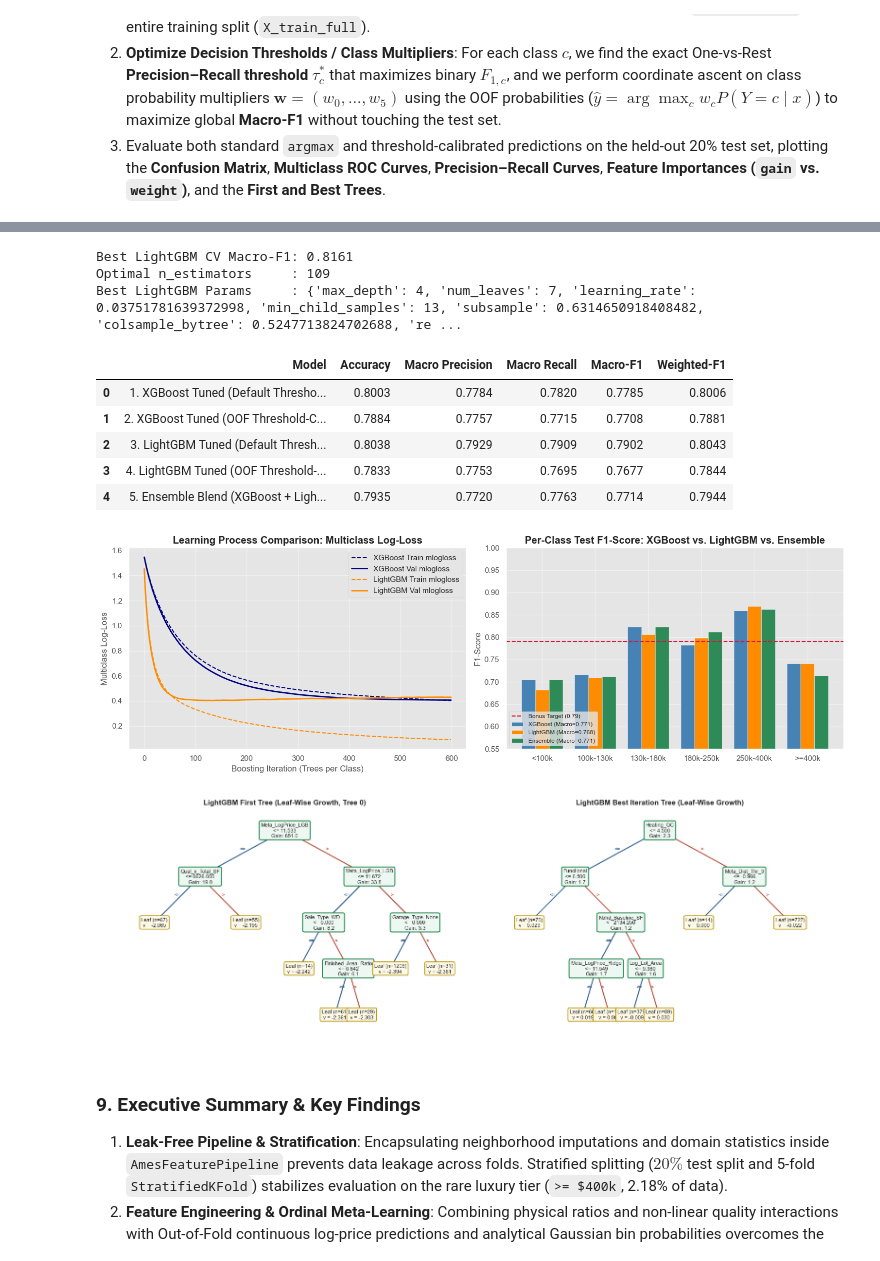
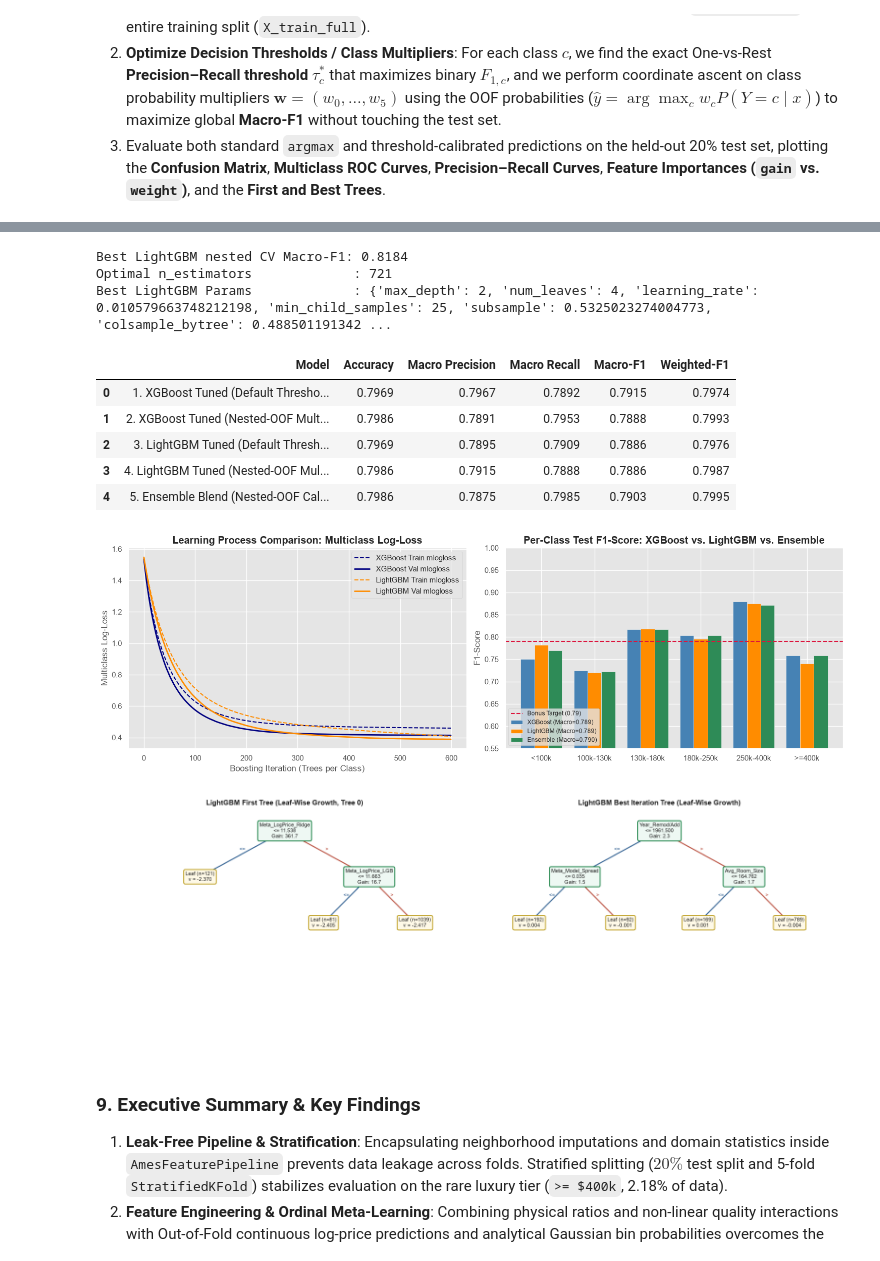
Before and after one commit to SimonRaul/ML_lab, a Jupyter notebook: L2_XGBoost_Classification.ipynb, the cells around one changed output, grey strips where cells are left out. Drawn from its saved outputs; the diff is of its cells as text; code cells hidden in the pictures.

```diff
--- a/L2_XGBoost_Classification.ipynb
+++ b/L2_XGBoost_Classification.ipynb
@@ -1118,6 +1129,7 @@ To fulfill the second bonus requirement, we implement and optimize **LightGBM (`
 # 8.1 Bayesian Optimization of LightGBM with Optuna (TPESampler) on Identical Features
 
 N_LGB_TRIALS = 40
+
 
 def objective_lgb(trial: optuna.Trial) -> float:
     max_d = trial.suggest_int("max_depth", 2, 6)
@@ -1142,16 +1154,16 @@ def objective_lgb(trial: optuna.Trial) -> float:
     weight_power = trial.suggest_float("weight_power", 0.0, 0.85)
 
     fold_scores, best_iters = [], []
-    for step_idx, (tr_i, va_i) in enumerate(fixed_cv_splits):
+    for step_idx, ((tr_i, va_i), (X_tr_fold, X_va_fold)) in enumerate(zip(fixed_cv_splits, nested_cv_data)):
         sw = compute_sample_weight("balanced", y_train[tr_i]) ** weight_power
         model = lgb.LGBMClassifier(**params)
         model.fit(
-            X_train_full.iloc[tr_i], y_train[tr_i],
+            X_tr_fold, y_train[tr_i],
             sample_weight=sw,
-            eval_set=[(X_train_full.iloc[va_i], y_train[va_i])],
+            eval_set=[(X_va_fold, y_train[va_i])],
             callbacks=[lgb.early_stopping(80, verbose=False), lgb.log_evaluation(0)]
         )
-        preds = model.predict(X_train_full.iloc[va_i])
+        preds = model.predict(X_va_fold)
         fold_scores.append(f1_score(y_train[va_i], preds, average="macro"))
         best_iters.append(model.best_iteration_)
 
@@ -1163,7 +1175,7 @@ def objective_lgb(trial: optuna.Trial) -> float:
     return float(np.mean(fold_scores))
 
 lgb_study = optuna.create_study(
-    study_name="ames_lgb_multiclass_v2",
+    study_name="ames_lgb_multiclass_nested_v3",
     storage=OPTUNA_DB_URL,
     load_if_exists=True,
     direction="maximize",
@@ -1177,13 +1189,13 @@ if completed_lgb < N_LGB_TRIALS:
 
 best_lgb_trial = lgb_study.best_trial
 best_lgb_n_est = best_lgb_trial.user_attrs["optimal_n_estimators"]
-print(f"Best LightGBM CV Macro-F1: {lgb_study.best_value:.4f}")
-print(f"Optimal n_estimators     : {best_lgb_n_est}")
-print("Best LightGBM Params     :", best_lgb_trial.params)
+print(f"Best LightGBM nested CV Macro-F1: {lgb_study.best_value:.4f}")
+print(f"Optimal n_estimators             : {best_lgb_n_est}")
+print("Best LightGBM Params             :", best_lgb_trial.params)
 # %% [output]
-Best LightGBM CV Macro-F1: 0.8161
-Optimal n_estimators     : 109
-Best LightGBM Params     : {'max_depth': 4, 'num_leaves': 7, 'learning_rate': 0.03751781639372998, 'min_child_samples': 13, 'subsample': 0.6314650918408482, 'colsample_bytree': 0.5247713824702688, 're ...
+Best LightGBM nested CV Macro-F1: 0.8184
+Optimal n_estimators             : 721
+Best LightGBM Params             : {'max_depth': 2, 'num_leaves': 4, 'learning_rate': 0.010579663748212198, 'min_child_samples': 25, 'subsample': 0.5325023274004773, 'colsample_bytree': 0.488501191342 ...
 # %%
 # 8.2 Fit Final LightGBM Model, Compare Learning Curves, Visualize Leaf-Wise Trees & Ensemble Blend
 
@@ -1199,17 +1211,17 @@ FINAL_LGB_CFG = dict(
     verbose=-1
 )
 
-# Out-of-fold probabilities for LightGBM
+# Nested-OOF probabilities for LightGBM and its multiplier calibration.
 oof_proba_lgb = np.zeros((len(X_train_full), N_CLASSES))
-for tr_i, va_i in fixed_cv_splits:
+for (tr_i, va_i), (X_tr_fold, X_va_fold) in zip(fixed_cv_splits, nested_cv_data):
     sw = compute_sample_weight("balanced", y_train[tr_i]) ** best_lgb_wp
     m_lgb = lgb.LGBMClassifier(**FINAL_LGB_CFG)
-    m_lgb.fit(X_train_full.iloc[tr_i], y_train[tr_i], sample_weight=sw)
-    oof_proba_lgb[va_i] = m_lgb.predict_proba(X_train_full.iloc[va_i])
+    m_lgb.fit(X_tr_fold, y_train[tr_i], sample_weight=sw)
+    oof_proba_lgb[va_i] = m_lgb.predict_proba(X_va_fold)
 
 opt_multipliers_lgb, oof_lgb_tuned_f1 = tune_probability_multipliers(oof_proba_lgb, y_train)
 
-# Fit final LightGBM on full training set
+# Fit final LightGBM on full training set.
 lgb_final = lgb.LGBMClassifier(**FINAL_LGB_CFG)
 lgb_final.fit(X_train_full, y_train, sample_weight=compute_sample_weight("balanced", y_train) ** best_lgb_wp)
 
@@ -1217,7 +1229,7 @@ test_proba_lgb = lgb_final.predict_proba(X_test_full)
 test_pred_lgb_def = test_proba_lgb.argmax(axis=1)
 test_pred_lgb_cal = (test_proba_lgb * opt_multipliers_lgb).argmax(axis=1)
 
-# Meta-Ensemble Probability Blend (XGBoost + LightGBM) calibrated on OOF
+# Meta-ensemble probability blend calibrated on nested OOF predictions.
 oof_proba_ens = 0.55 * oof_proba_xgb + 0.45 * oof_proba_lgb
 opt_multipliers_ens, _ = tune_probability_multipliers(oof_proba_ens, y_train)
 test_proba_ens = 0.55 * test_proba_xgb + 0.45 * test_proba_lgb
@@ -1225,33 +1237,34 @@ test_pred_ens_cal = (test_proba_ens * opt_multipliers_ens).argmax(axis=1)
 
 comparison_table = pd.DataFrame([
     summarize_multiclass_metrics(y_test, test_pred_default, "1. XGBoost Tuned (Default Thresholds)"),
-    summarize_multiclass_metrics(y_test, test_pred_calibrated, "2. XGBoost Tuned (OOF Threshold-Calibrated)"),
+    summarize_multiclass_metrics(y_test, test_pred_calibrated, "2. XGBoost Tuned (Nested-OOF Multiplier-Calibrated)"),
     summarize_multiclass_metrics(y_test, test_pred_lgb_def, "3. LightGBM Tuned (Default Thresholds)"),
-    summarize_multiclass_metrics(y_test, test_pred_lgb_cal, "4. LightGBM Tuned (OOF Threshold-Calibrated)"),
-    summarize_multiclass_metrics(y_test, test_pred_ens_cal, "5. Ensemble Blend (XGBoost + LightGBM Calibrated)")
+    summarize_multiclass_metrics(y_test, test_pred_lgb_cal, "4. LightGBM Tuned (Nested-OOF Multiplier-Calibrated)"),
+    summarize_multiclass_metrics(y_test, test_pred_ens_cal, "5. Ensemble Blend (Nested-OOF Calibrated)")
 ])
 display(comparison_table.round(4))
 # %% [output]
 |  | Model | Accuracy | Macro Precision | Macro Recall | Macro-F1 | Weighted-F1 |
-| 0 | 1. XGBoost Tuned (Default Thresho... | 0.8003 | 0.7784 | 0.7820 | 0.7785 | 0.8006 |
-| 1 | 2. XGBoost Tuned (OOF Threshold-C... | 0.7884 | 0.7757 | 0.7715 | 0.7708 | 0.7881 |
-| 2 | 3. LightGBM Tuned (Default Thresh... | 0.8038 | 0.7929 | 0.7909 | 0.7902 | 0.8043 |
-| 3 | 4. LightGBM Tuned (OOF Threshold-... | 0.7833 | 0.7753 | 0.7695 | 0.7677 | 0.7844 |
-| 4 | 5. Ensemble Blend (XGBoost + Ligh... | 0.7935 | 0.7720 | 0.7763 | 0.7714 | 0.7944 |
+| 0 | 1. XGBoost Tuned (Default Thresho... | 0.7969 | 0.7967 | 0.7892 | 0.7915 | 0.7974 |
+| 1 | 2. XGBoost Tuned (Nested-OOF Mult... | 0.7986 | 0.7891 | 0.7953 | 0.7888 | 0.7993 |
+| 2 | 3. LightGBM Tuned (Default Thresh... | 0.7969 | 0.7895 | 0.7909 | 0.7886 | 0.7976 |
+| 3 | 4. LightGBM Tuned (Nested-OOF Mul... | 0.7986 | 0.7915 | 0.7888 | 0.7886 | 0.7987 |
+| 4 | 5. Ensemble Blend (Nested-OOF Cal... | 0.7986 | 0.7875 | 0.7985 | 0.7903 | 0.7995 |
 # %%
 # 8.3 Visual Comparison: Learning Dynamics (XGBoost vs. LightGBM) & Leaf-Wise Tree Topology
 
-# 1. Compare Multiclass Log-Loss Learning Curves on Fold 0
+# Compare Multiclass Log-Loss Learning Curves on the first clean nested fold.
 tr_0, va_0 = fixed_cv_splits[0]
+X_tr_0, X_va_0 = nested_cv_data[0]
 xgb_lc = xgb.XGBClassifier(**{**FINAL_XGB_CFG, "n_estimators": 600, "eval_metric": "mlogloss"})
-xgb_lc.fit(X_train_full.iloc[tr_0], y_train[tr_0],
-           eval_set=[(X_train_full.iloc[tr_0], y_train[tr_0]), (X_train_full.iloc[va_0], y_train[va_0])],
+xgb_lc.fit(X_tr_0, y_train[tr_0],
+           eval_set=[(X_tr_0, y_train[tr_0]), (X_va_0, y_train[va_0])],
            verbose=False)
 xgb_res = xgb_lc.evals_result()
 
 lgb_lc = lgb.LGBMClassifier(**{**FINAL_LGB_CFG, "n_estimators": 600})
-lgb_lc.fit(X_train_full.iloc[tr_0], y_train[tr_0],
-           eval_set=[(X_train_full.iloc[tr_0], y_train[tr_0]), (X_train_full.iloc[va_0], y_train[va_0])],
+lgb_lc.fit(X_tr_0, y_train[tr_0],
+           eval_set=[(X_tr_0, y_train[tr_0]), (X_va_0, y_train[va_0])],
            eval_names=["train", "val"], callbacks=[lgb.log_evaluation(0)])
 lgb_res = lgb_lc.evals_result_
 
@@ -1265,7 +1278,7 @@ axes[0].set_xlabel("Boosting Iteration (Trees per Class)")
 axes[0].set_ylabel("Multiclass Log-Loss")
 axes[0].legend()
 
-# 2. Per-Class F1 Comparison on Test Set
+# Per-Class F1 Comparison on Test Set.
 f1_xgb_per_cls = f1_score(y_test, test_pred_calibrated, average=None)
 f1_lgb_per_cls = f1_score(y_test, test_pred_lgb_cal, average=None)
 f1_ens_per_cls = f1_score(y_test, test_pred_ens_cal, average=None)
@@ -1285,7 +1298,7 @@ axes[1].legend(loc="lower left", fontsize=8.5)
 plt.tight_layout()
 plt.show()
 
-# 3. Plot LightGBM Leaf-Wise Tree Topology using trees_to_dataframe()
+# Plot LightGBM Leaf-Wise Tree Topology using trees_to_dataframe().
 def plot_lgb_tree_matplotlib(lgb_model, tree_index: int, title: str, ax):
     tdf = lgb_model.booster_.trees_to_dataframe()
     sub = tdf[tdf["tree_index"] == tree_index].copy()
@@ -1301,36 +1314,36 @@ def plot_lgb_tree_matplotlib(lgb_model, tree_index: int, title: str, ax):
             assign_pos(row["right_child"], x + dx, y - 0.21, dx * 0.54)
 
     assign_pos(root_id)
     ax.set_xlim(0, 1)
     ax.set_ylim(0.02, 1.1)
     ax.axis("off")
     ax.set_title(title, fontweight="bold", fontsize=11)
 
     for nid, (x, y) in positions.items():
         row = node_map[nid]
         if pd.notna(row["left_child"]):
             for ck, lbl, col in [("left_child", "<=", "#2b5c8f"), ("right_child", ">", "#b84a39")]:
                 cid = row[ck]
                 if cid in positions:
                     cx, cy = positions[cid]
                     ax.plot([x, cx], [y, cy], color=col, lw=1.5, zorder=1)
                     ax.text((x + cx) / 2, (y + cy) / 2 + 0.015, lbl, fontsize=7.5, ha="center", color=col, fontweight="bold")
             txt = f"{row['split_feature']}\n<= {row['threshold']:.3f}\nGain: {row['split_gain']:.1f}"
             bstyle = dict(boxstyle="round,pad=0.32", facecolor="#eef8f3", edgecolor="#1e8449", lw=1.4)
         else:
             txt = f"Leaf (n={int(row['count'])})\nv = {row['value']:.3f}"
             bstyle = dict(boxstyle="round,pad=0.32", facecolor="#fef9e7", edgecolor="#b7950b", lw=1.2)
         ax.text(x, y, txt, ha="center", va="center", fontsize=7.8, bbox=bstyle, zorder=3)
 
 fig, axes = plt.subplots(1, 2, figsize=(16, 5.5))
 plot_lgb_tree_matplotlib(lgb_final, tree_index=0, title="LightGBM First Tree (Leaf-Wise Growth, Tree 0)", ax=axes[0])
 plot_lgb_tree_matplotlib(lgb_final, tree_index=(best_lgb_n_est - 1) * N_CLASSES,
-                         title=f"LightGBM Best Iteration Tree (Leaf-Wise Growth)", ax=axes[1])
+                         title="LightGBM Best Iteration Tree (Leaf-Wise Growth)", ax=axes[1])
 plt.tight_layout()
 plt.show()
 # %% [output]
-[figure, old version]
+[figure, new version]
-[figure, old version]
+[figure, new version]
 # %% [markdown]
 ### 9. Executive Summary & Key Findings
 1. **Leak-Free Pipeline & Stratification**: Encapsulating neighborhood imputations and domain statistics inside `AmesFeaturePipeline` prevents data leakage across folds. Stratified splitting ($20\%$ test split and 5-fold `StratifiedKFold`) stabilizes evaluation on the rare luxury tier (`>= $400k`, 2.18% of data).
```
Also changed, not shown: parts of 11 cells of this notebook, 2 other files.
